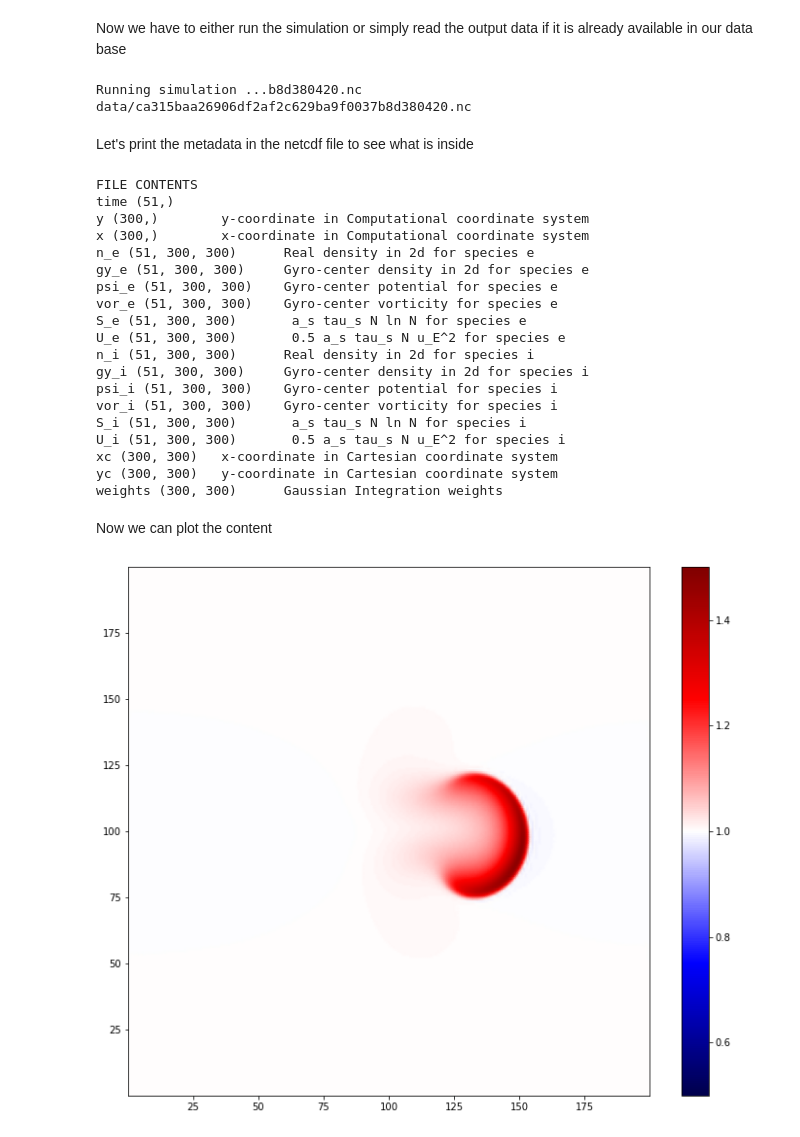
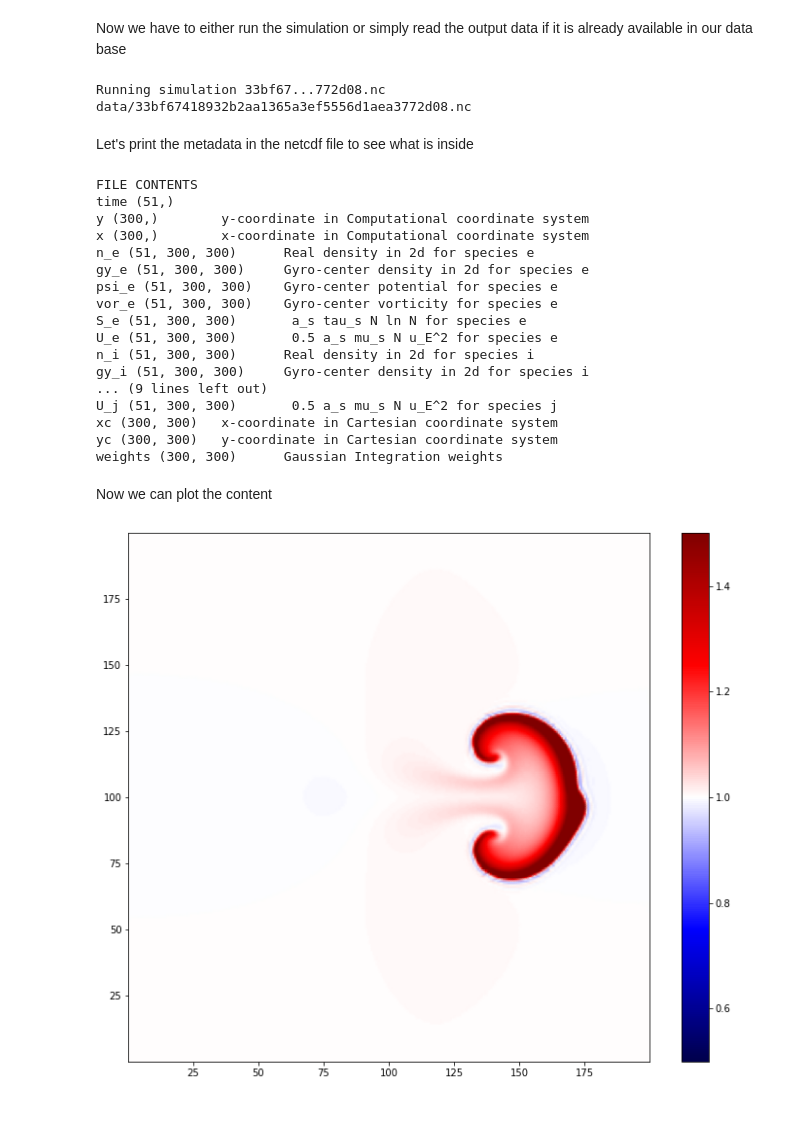
Before and after one commit to mwiesenberger/impurities, a Jupyter notebook: first_plot.ipynb, the cells around one changed output. Cells and saved outputs as stored; diff of their text form; code cells hidden in the pictures.

```diff
--- a/first_plot.ipynb
+++ b/first_plot.ipynb
@@ -50,7 +50,7 @@ inputfile={
     "output":
     {
         "type" : "netcdf",
-        "tend" : 1000,
+        "tend" : 1500,
         "maxout" : 50,
         "n"  : 3,
         "Nx" : 100,
@@ -59,15 +59,17 @@ inputfile={
     "elliptic":
     {
         "stages" : 3,
-        "eps_pol" : [1e-6, 1, 10],
+        "eps_pol" : [1e-6, 0.5, 0.5],
         "eps_gamma" : [1e-8, 1, 1],
         "direction" : "forward"
     },
     "timestepper":
     {
+        "type" : "adaptive",
         "tableau" : "Bogacki-Shampine-4-2-3",
         "rtol" : 1e-6,
-        "atol" : 1e-10
+        "atol" : 1e-7,
+        "reject-limit" : 2
     },
     "curvature" : 0.000457,
     "potential":
@@ -92,20 +94,37 @@ inputfile={
         {
             "name" : "i",
             "mu" : 1,
-            "tau" : 1.0,
-            "a" : 1,
+            "tau" : 0.0,
+            "a" : 0.9,
             "nu_perp" : 0, # 1e-5
             "bc" : ["DIR", "PER"],
             "init":
             {
                 "type" : "blob",
-                "amplitude" : 0.5,
+                "amplitude" : 1,
+                "posX" : 0.5,
+                "posY" : 0.5,
+                "sigma" : 10,
+                "flr" : "gamma_inv"
+            },
+        },
+        {
+            "name" : "j",
+            "mu" : 2,
+            "tau" : 0.0,
+            "a" : 0.1,
+            "nu_perp" : 0, # 1e-5
+            "bc" : ["DIR", "PER"],
+            "init":
+            {
+                "type" : "blob",
+                "amplitude" : 1,
                 "posX" : 0.5,
                 "posY" : 0.5,
                 "sigma" : 10,
                 "flr" : "gamma_inv"
             }
-        },
+        }
     ]
 }
 # %% [markdown]
@@ -123,8 +142,8 @@ Now we have to either run the simulation or simply read the output data if it is
 ncfile=m.create(inputfile, error = "display")
 print( ncfile)
 # %% [output]
-Running simulation ...b8d380420.nc
-data/ca315baa26906df2af2c629ba9f0037b8d380420.nc
+Running simulation 33bf67...772d08.nc
+data/33bf67418932b2aa1365a3ef5556d1aea3772d08.nc
 # %% [markdown]
 Let's print the metadata in the netcdf file to see what is inside
 # %%
@@ -147,13 +166,11 @@ gy_e (51, 300, 300)     Gyro-center density in 2d for species e
 psi_e (51, 300, 300)    Gyro-center potential for species e
 vor_e (51, 300, 300)    Gyro-center vorticity for species e
 S_e (51, 300, 300)       a_s tau_s N ln N for species e
-U_e (51, 300, 300)       0.5 a_s tau_s N u_E^2 for species e
+U_e (51, 300, 300)       0.5 a_s mu_s N u_E^2 for species e
 n_i (51, 300, 300)      Real density in 2d for species i
 gy_i (51, 300, 300)     Gyro-center density in 2d for species i
-psi_i (51, 300, 300)    Gyro-center potential for species i
-vor_i (51, 300, 300)    Gyro-center vorticity for species i
-S_i (51, 300, 300)       a_s tau_s N ln N for species i
-U_i (51, 300, 300)       0.5 a_s tau_s N u_E^2 for species i
+... (9 lines left out)
+U_j (51, 300, 300)       0.5 a_s mu_s N u_E^2 for species j
 xc (300, 300)   x-coordinate in Cartesian coordinate system
 yc (300, 300)   y-coordinate in Cartesian coordinate system
 weights (300, 300)      Gaussian Integration weights
@@ -162,20 +179,19 @@ Now we can plot the content
 # %%
 ncin = Dataset( ncfile, 'r', format="NETCDF4")
 xc = ncin["xc"][:,:]
 yc = ncin["yc"][:,:]
 vo = ncin["n_e"][:,:,:]
 po = ncin["psi_e"][:,:,:]
 time = ncin["time"][:]
-max_idx = np.size( time)-1
 plt.figure(figsize=(12, 10))
-plt.pcolormesh(xc,yc,vo[max_idx,:,:],
+plt.pcolormesh(xc,yc,vo[-1,:,:],
                shading='gouraud',
                cmap = 'seismic', vmin = 0.5, vmax = 1.5 )
 plt.colorbar()
 #plt.axis('scaled')
 plt.show()
 # %% [output]
-[figure, old version]
+[figure, new version]
 # %%
 #  plot center of mass velocity
 weights= ncin["weights"][:,:]
```
Also changed, not shown: parts of 4 cells of this notebook, 5 other files.
